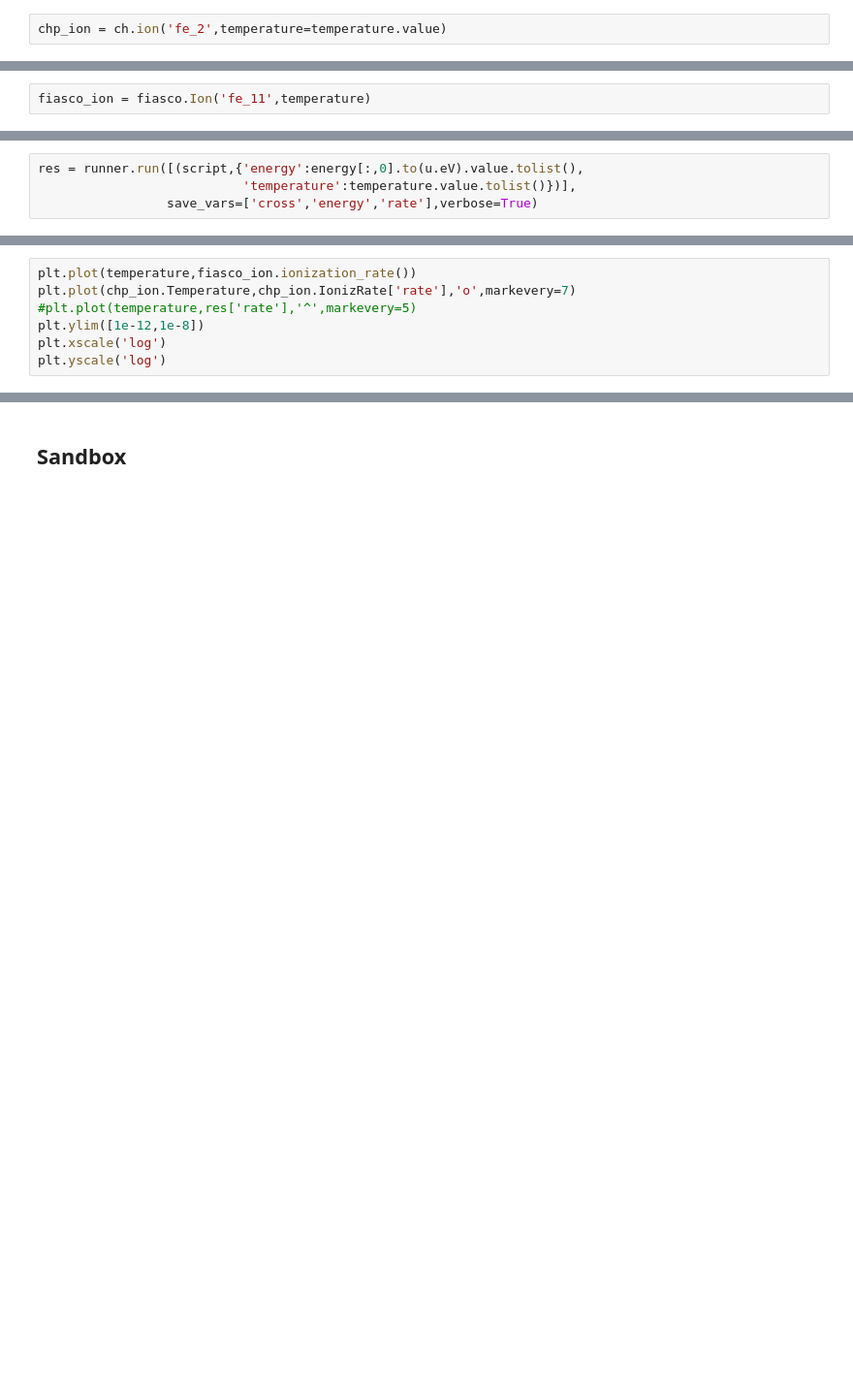
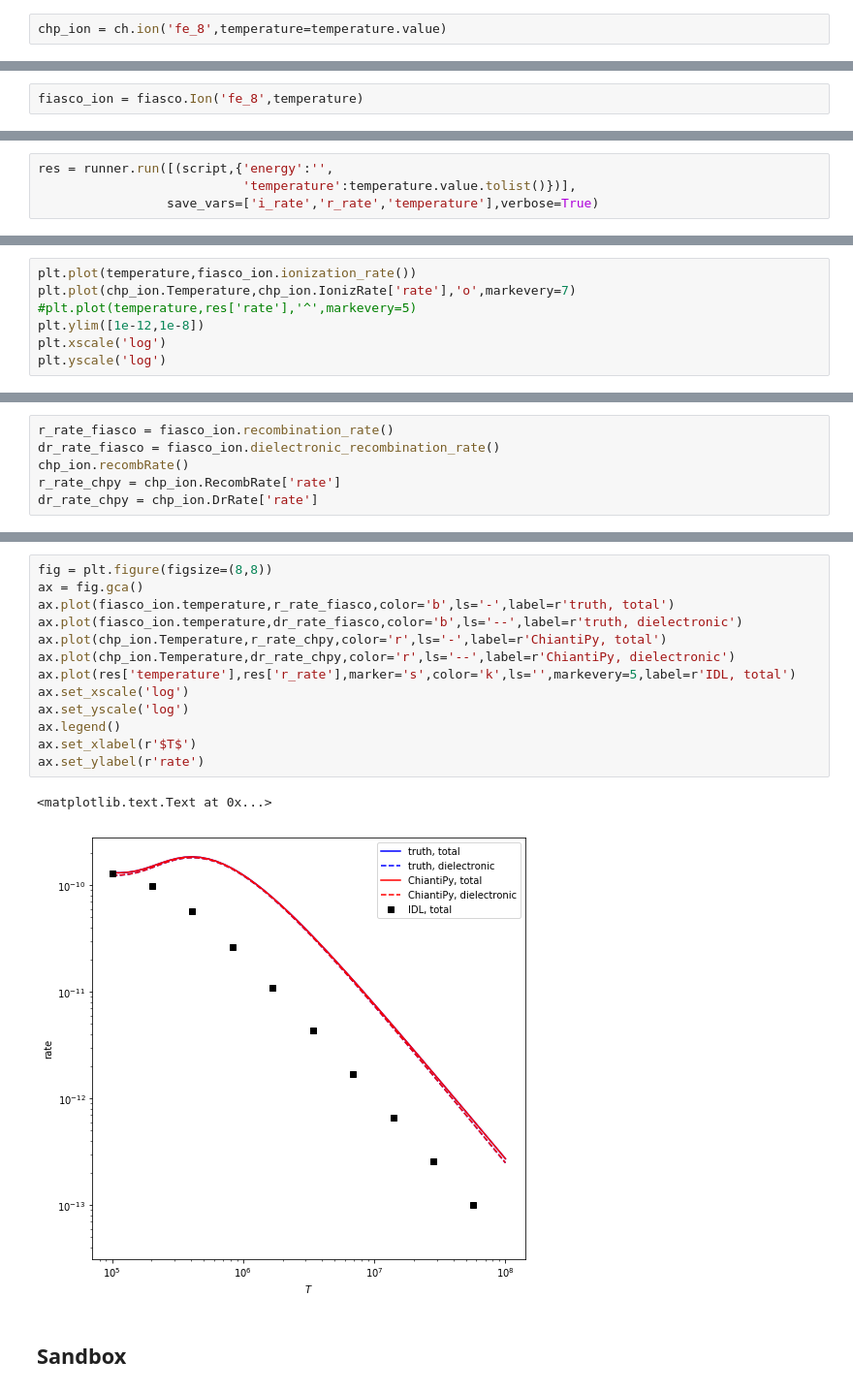
Before and after one commit to wtbarnes/research_notebook, a Jupyter notebook: fiasco/ionization_and_recombination_rates.ipynb, the cells around one changed output, grey strips where cells are left out. Shown at 97% size. Saved outputs shown, nothing was run; the diff lists cells and outputs as text; blank space fills up the shorter version.

```diff
--- a/fiasco/ionization_and_recombination_rates.ipynb
+++ b/fiasco/ionization_and_recombination_rates.ipynb
@@ -289,4 +289,4 @@ temperature = np.logspace(5,8,50)*u.K
 # %% [markdown]
 Create ChiantiPy and Fiasco ion objects
 # %%
-chp_ion = ch.ion('fe_2',temperature=temperature.value)
+chp_ion = ch.ion('fe_8',temperature=temperature.value)
@@ -295,5 +293,5 @@ chp_ion.Ip
 # %%
-fiasco_ion = fiasco.Ion('fe_11',temperature)
+fiasco_ion = fiasco.Ion('fe_8',temperature)
 # %%
 fiasco_ion.scups
 # %%
@@ -429,5 +428,5 @@ rate = ioniz_rate('fe_11',temperature)
 """
 # %%
-res = runner.run([(script,{'energy':energy[:,0].to(u.eV).value.tolist(),
+res = runner.run([(script,{'energy':'',
                            'temperature':temperature.value.tolist()})],
-                 save_vars=['cross','energy','rate'],verbose=True)
+                 save_vars=['i_rate','r_rate','temperature'],verbose=True)
@@ -456,0 +476,6 @@ plt.yscale('log')
+# %%
+r_rate_fiasco = fiasco_ion.recombination_rate()
+dr_rate_fiasco = fiasco_ion.dielectronic_recombination_rate()
+chp_ion.recombRate()
+r_rate_chpy = chp_ion.RecombRate['rate']
+dr_rate_chpy = chp_ion.DrRate['rate']
@@ -457,3 +484,19 @@ plt.yscale('log')
+# %%
+fig = plt.figure(figsize=(8,8))
+ax = fig.gca()
+ax.plot(fiasco_ion.temperature,r_rate_fiasco,color='b',ls='-',label=r'truth, total')
+ax.plot(fiasco_ion.temperature,dr_rate_fiasco,color='b',ls='--',label=r'truth, dielectronic')
+ax.plot(chp_ion.Temperature,r_rate_chpy,color='r',ls='-',label=r'ChiantiPy, total')
+ax.plot(chp_ion.Temperature,dr_rate_chpy,color='r',ls='--',label=r'ChiantiPy, dielectronic')
+ax.plot(res['temperature'],res['r_rate'],marker='s',color='k',ls='',markevery=5,label=r'IDL, total')
+ax.set_xscale('log')
+ax.set_yscale('log')
+ax.legend()
+ax.set_xlabel(r'$T$')
+ax.set_ylabel(r'rate')
+# %% [output]
+<matplotlib.text.Text at 0x...>
+[figure, added]
 # %% [markdown]
 ## Sandbox
 # %%
```
Also changed, not shown: parts of 8 cells of this notebook, 16 other files.
